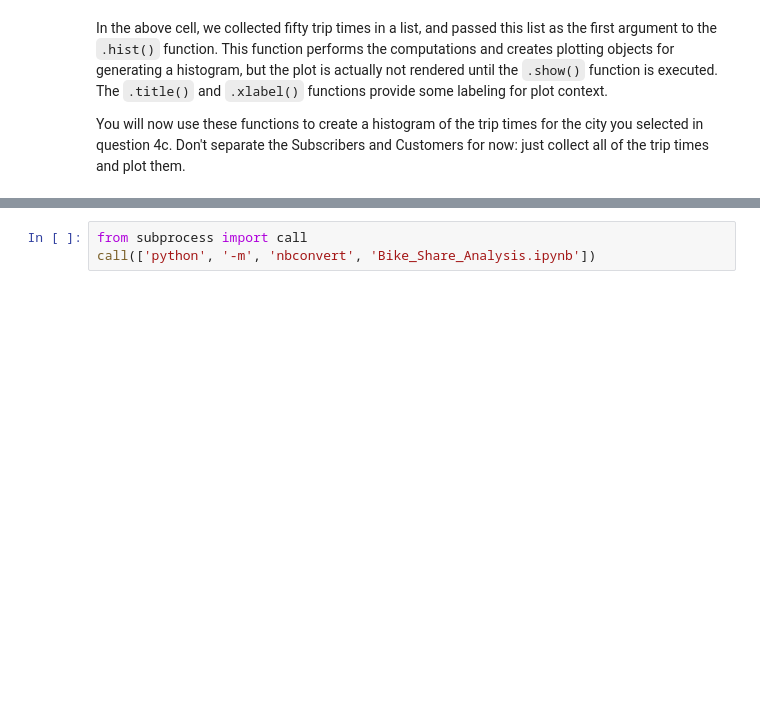
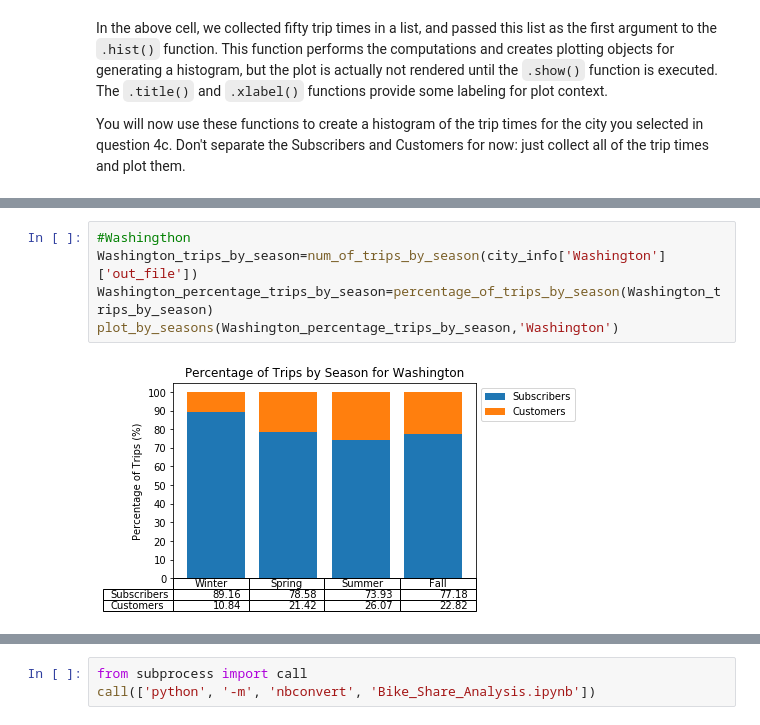
Before and after one commit to mattg614/Udacity_Bike_Share_Analysis, a Jupyter notebook: Bike_Share_Analysis.ipynb, the cells around one changed output, grey strips where cells are left out. Saved outputs shown, nothing was run; the diff lists cells and outputs as text; blank space fills up the shorter version.

```diff
--- a/Bike_Share_Analysis.ipynb
+++ b/Bike_Share_Analysis.ipynb
@@ -416,0 +698,7 @@ If any of the questions you posed in your answer to question 1 align with the bu
+# %%
+#Washingthon
+Washington_trips_by_season=num_of_trips_by_season(city_info['Washington']['out_file'])
+Washington_percentage_trips_by_season=percentage_of_trips_by_season(Washington_trips_by_season)
+plot_by_seasons(Washington_percentage_trips_by_season,'Washington')
+# %% [output]
+[figure, added]
```
Also changed, not shown: parts of 26 cells of this notebook.
